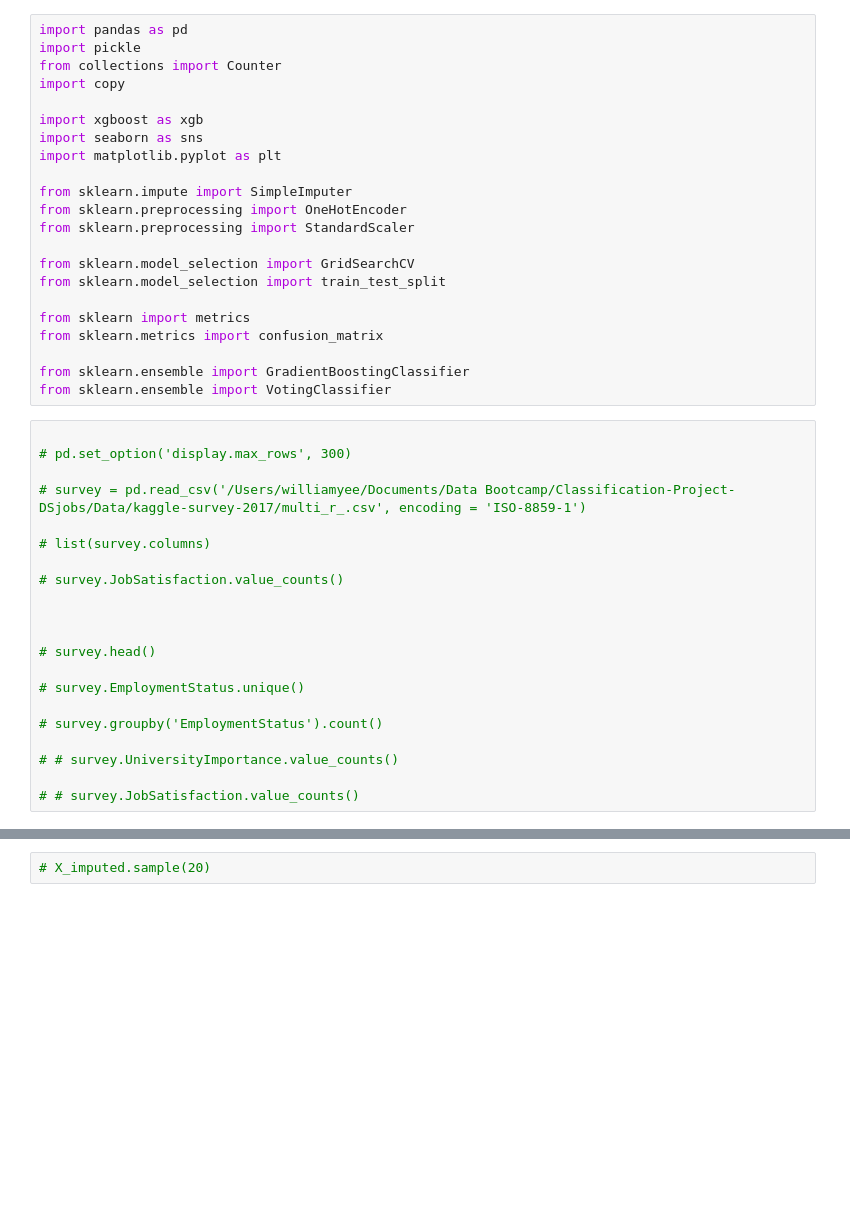
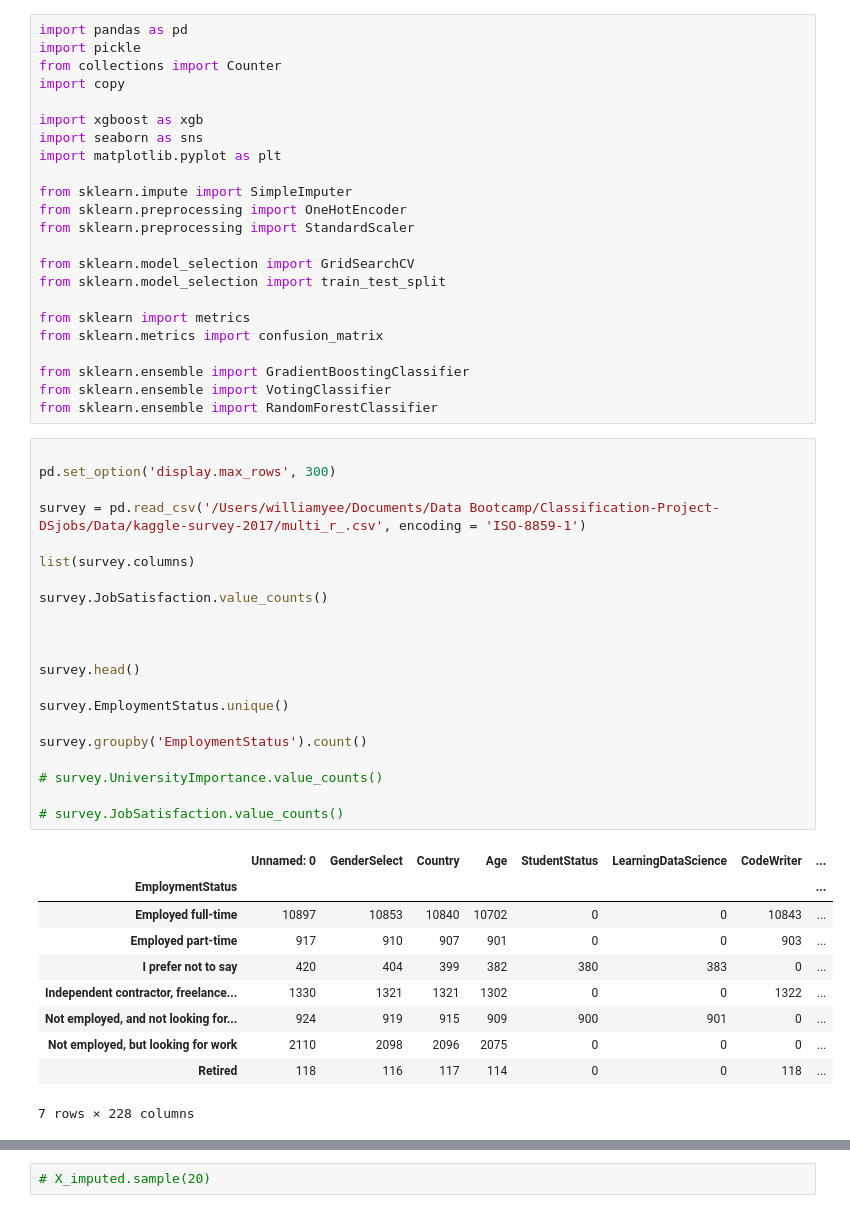
Before and after one commit to yeewill/Classification-Project-DSjobs, a Jupyter notebook: may 6th combined.ipynb, the cells around one changed output, grey strips where cells are left out. Cells and saved outputs as stored; diff of their text form; blank space fills up the shorter version.

```diff
--- a/may 6th combined.ipynb
+++ b/may 6th combined.ipynb
@@ -20,25 +20,37 @@ from sklearn.metrics import confusion_matrix
 
 from sklearn.ensemble import GradientBoostingClassifier
 from sklearn.ensemble import VotingClassifier
+from sklearn.ensemble import RandomForestClassifier
 # %%
 
-# pd.set_option('display.max_rows', 300)
+pd.set_option('display.max_rows', 300)
 
-# survey = pd.read_csv('/Users/williamyee/Documents/Data Bootcamp/Classification-Project-DSjobs/Data/kaggle-survey-2017/multi_r_.csv', encoding = 'ISO-8859-1')
+survey = pd.read_csv('/Users/williamyee/Documents/Data Bootcamp/Classification-Project-DSjobs/Data/kaggle-survey-2017/multi_r_.csv', encoding = 'ISO-8859-1')
 
-# list(survey.columns)
+list(survey.columns)
 
-# survey.JobSatisfaction.value_counts()
+survey.JobSatisfaction.value_counts()
 
 
 
-# survey.head()
+survey.head()
 
-# survey.EmploymentStatus.unique()
+survey.EmploymentStatus.unique()
 
-# survey.groupby('EmploymentStatus').count()
+survey.groupby('EmploymentStatus').count()
 
-# # survey.UniversityImportance.value_counts()
+# survey.UniversityImportance.value_counts()
 
-# # survey.JobSatisfaction.value_counts()
+# survey.JobSatisfaction.value_counts()
+# %% [output]
+|  | Unnamed: 0 | GenderSelect | Country | Age | StudentStatus | LearningDataScience | CodeWriter | ... |
+| EmploymentStatus |  |  |  |  |  |  |  | ... |
+| Employed full-time | 10897 | 10853 | 10840 | 10702 | 0 | 0 | 10843 | ... |
+| Employed part-time | 917 | 910 | 907 | 901 | 0 | 0 | 903 | ... |
+| I prefer not to say | 420 | 404 | 399 | 382 | 380 | 383 | 0 | ... |
+| Independent contractor, freelance... | 1330 | 1321 | 1321 | 1302 | 0 | 0 | 1322 | ... |
+| Not employed, and not looking for... | 924 | 919 | 915 | 909 | 900 | 901 | 0 | ... |
+| Not employed, but looking for work | 2110 | 2098 | 2096 | 2075 | 0 | 0 | 0 | ... |
+| Retired | 118 | 116 | 117 | 114 | 0 | 0 | 118 | ... |
+7 rows × 228 columns
 # %%
```
Also changed, not shown: parts of 18 cells of this notebook, 1 other file.
